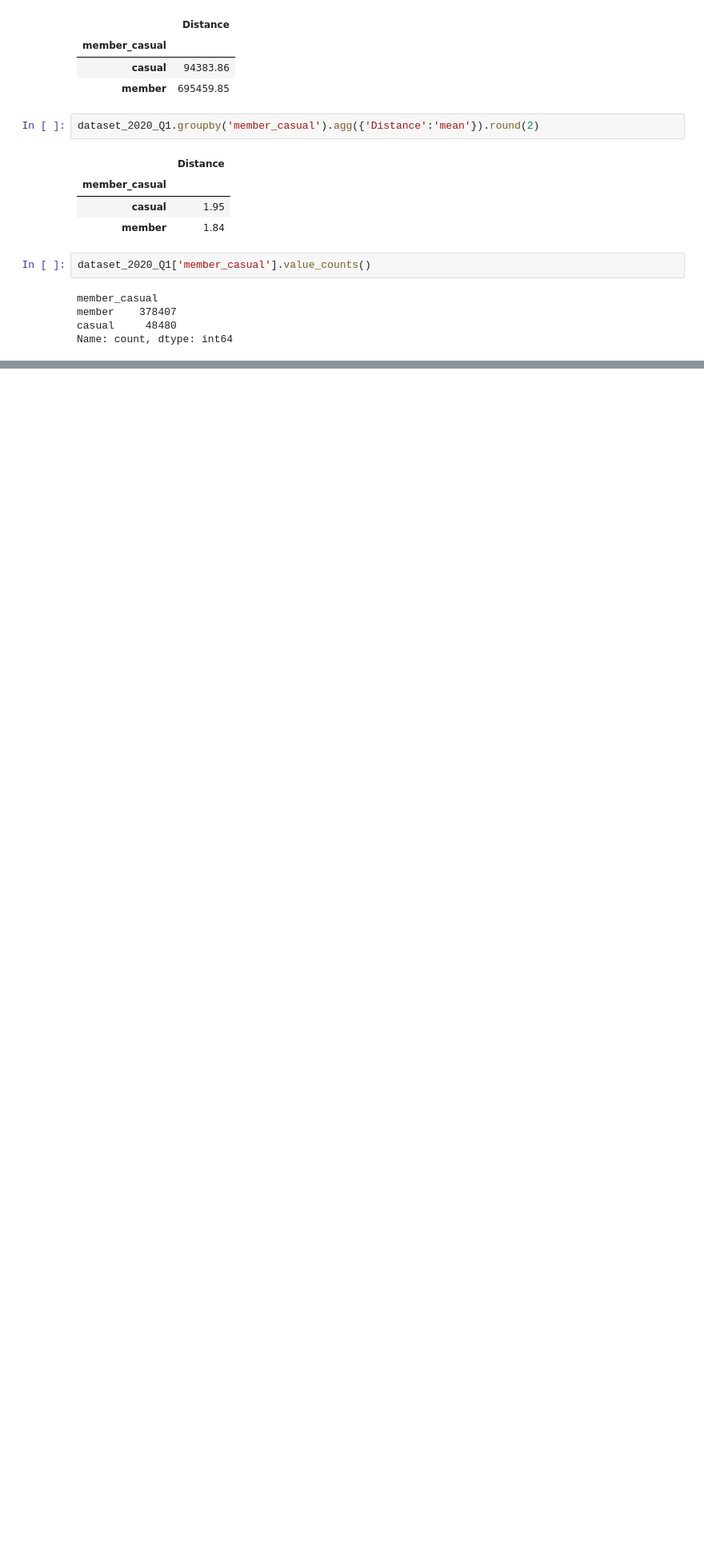
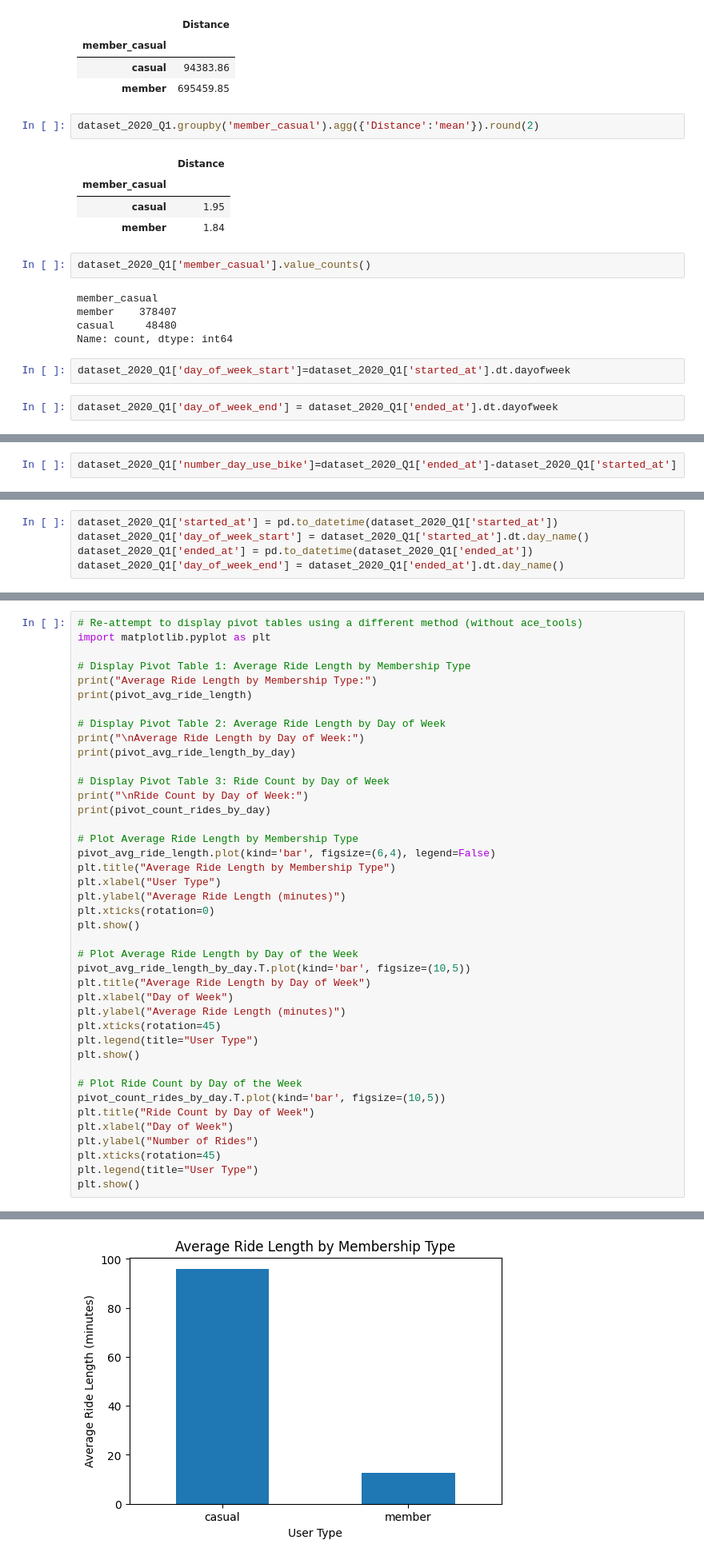
Before and after one commit to HoangPhuc1998HPT/IBM_Python_in_data_analyst, a Jupyter notebook: Machine_Learning_With_Python/Case_Study/Case_Study_1_Cyclistic.ipynb, the cells around one changed output, grey strips where cells are left out. Shown at 80% size. Drawn from its saved outputs; the diff is of its cells as text; blank space fills up the shorter version.

Commit message:
Case study: How does a bike-share navigate speedy success?

```diff
--- a/Machine_Learning_With_Python/Case_Study/Case_Study_1_Cyclistic.ipynb
+++ b/Machine_Learning_With_Python/Case_Study/Case_Study_1_Cyclistic.ipynb
@@ -156,3 +156,7 @@ member_casual
 member    378407
 casual     48480
 Name: count, dtype: int64
+# %%
+dataset_2020_Q1['day_of_week_start']=dataset_2020_Q1['started_at'].dt.dayofweek
+# %%
+dataset_2020_Q1['day_of_week_end'] = dataset_2020_Q1['ended_at'].dt.dayofweek
@@ -158,0 +179,2 @@ Name: count, dtype: int64
+# %%
+dataset_2020_Q1['number_day_use_bike']=dataset_2020_Q1['ended_at']-dataset_2020_Q1['started_at']
@@ -158,0 +213,5 @@ Name: count, dtype: int64
+# %%
+dataset_2020_Q1['started_at'] = pd.to_datetime(dataset_2020_Q1['started_at'])
+dataset_2020_Q1['day_of_week_start'] = dataset_2020_Q1['started_at'].dt.day_name()
+dataset_2020_Q1['ended_at'] = pd.to_datetime(dataset_2020_Q1['ended_at'])
+dataset_2020_Q1['day_of_week_end'] = dataset_2020_Q1['ended_at'].dt.day_name()
@@ -158,0 +279,42 @@ Name: count, dtype: int64
+# %%
+# Re-attempt to display pivot tables using a different method (without ace_tools)
+import matplotlib.pyplot as plt
+
+# Display Pivot Table 1: Average Ride Length by Membership Type
+print("Average Ride Length by Membership Type:")
+print(pivot_avg_ride_length)
+
+# Display Pivot Table 2: Average Ride Length by Day of Week
+print("\nAverage Ride Length by Day of Week:")
+print(pivot_avg_ride_length_by_day)
+
+# Display Pivot Table 3: Ride Count by Day of Week
+print("\nRide Count by Day of Week:")
+print(pivot_count_rides_by_day)
+
+# Plot Average Ride Length by Membership Type
+pivot_avg_ride_length.plot(kind='bar', figsize=(6,4), legend=False)
+plt.title("Average Ride Length by Membership Type")
+plt.xlabel("User Type")
+plt.ylabel("Average Ride Length (minutes)")
+plt.xticks(rotation=0)
+plt.show()
+
+# Plot Average Ride Length by Day of the Week
+pivot_avg_ride_length_by_day.T.plot(kind='bar', figsize=(10,5))
+plt.title("Average Ride Length by Day of Week")
+plt.xlabel("Day of Week")
+plt.ylabel("Average Ride Length (minutes)")
+plt.xticks(rotation=45)
+plt.legend(title="User Type")
+plt.show()
+
+# Plot Ride Count by Day of the Week
+pivot_count_rides_by_day.T.plot(kind='bar', figsize=(10,5))
+plt.title("Ride Count by Day of Week")
+plt.xlabel("Day of Week")
+plt.ylabel("Number of Rides")
+plt.xticks(rotation=45)
+plt.legend(title="User Type")
+plt.show()
+# %% [output]
@@ -158,0 +338 @@ Name: count, dtype: int64
+[figure, added]
```
Also changed, not shown: parts of 8 cells of this notebook, 1 other file.
